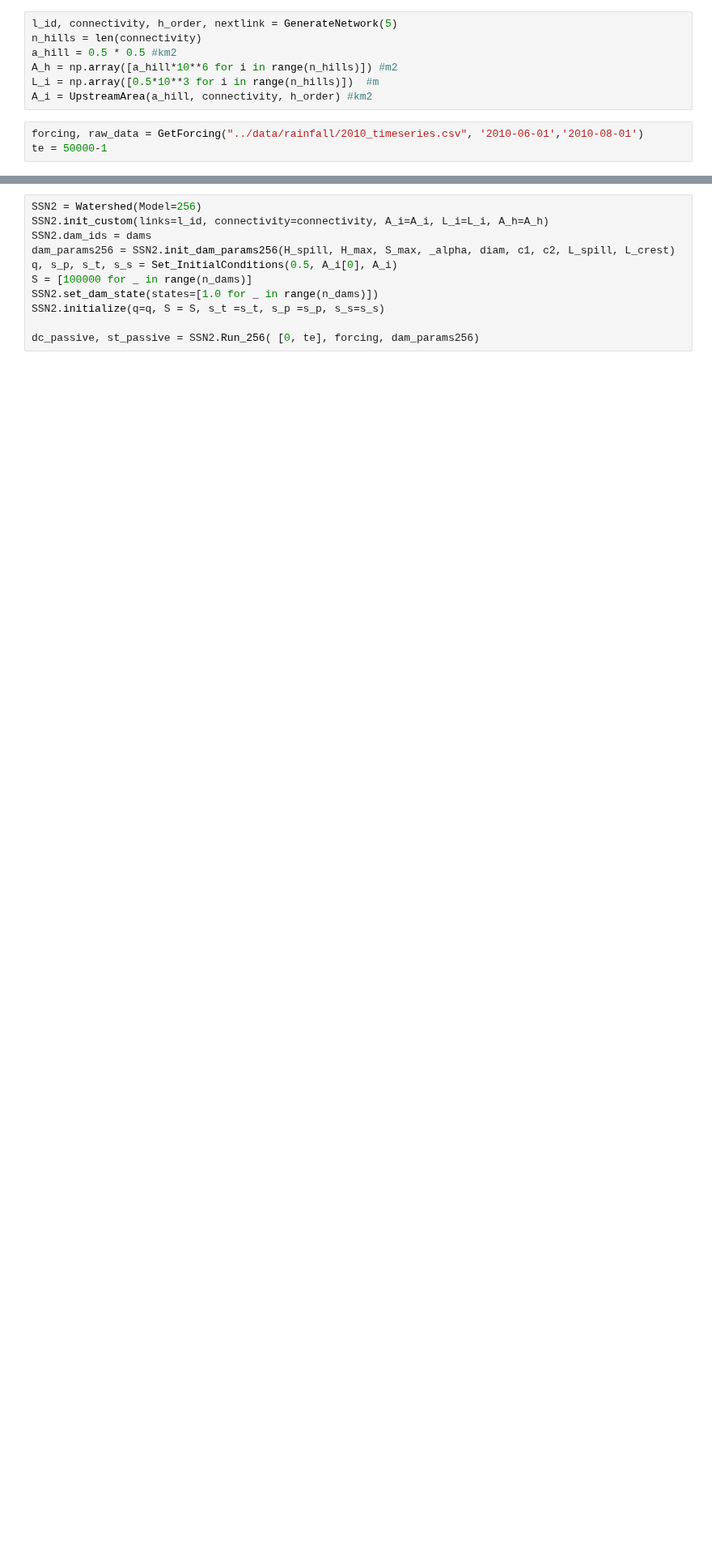
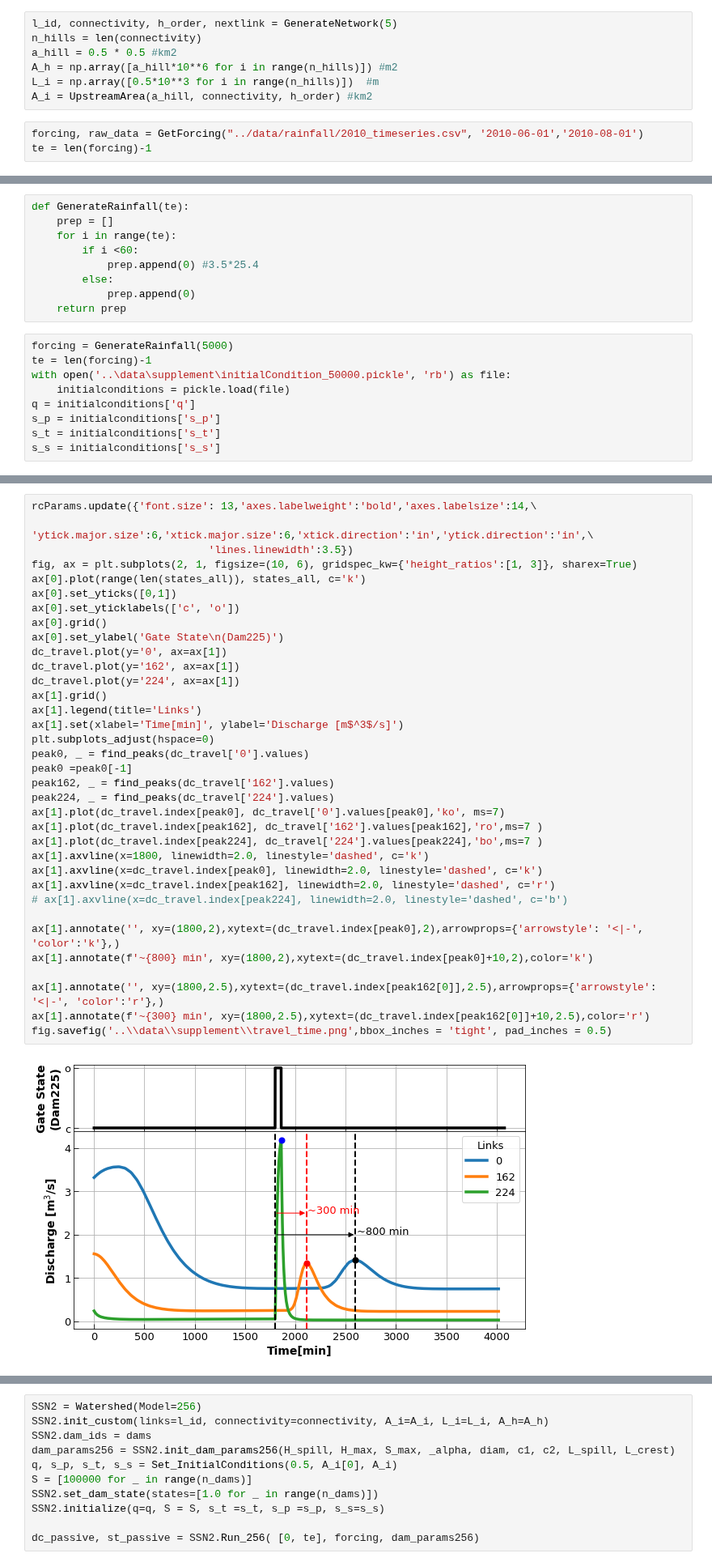
Before and after one commit to gurbuzf/DamStudy, a Jupyter notebook: dam_operation/simulations_test.ipynb, the cells around one changed output, grey strips where cells are left out. Shown at 81% size. Saved outputs shown, nothing was run; the diff lists cells and outputs as text; blank space fills up the shorter version.

```diff
--- a/dam_operation/simulations_test.ipynb
+++ b/dam_operation/simulations_test.ipynb
@@ -16,5 +19,5 @@ L_i = np.array([0.5*10**3 for i in range(n_hills)])  #m
 A_i = UpstreamArea(a_hill, connectivity, h_order) #km2
 # %%
 forcing, raw_data = GetForcing("../data/rainfall/2010_timeseries.csv", '2010-06-01','2010-08-01')
-te = 50000-1
+te = len(forcing)-1
 # %%
@@ -48,3 +52,21 @@ for dam in dams:
         S_max.append(300000)
         L_spill.append(4.0)
         L_crest.append(10.0)
+# %%
+def GenerateRainfall(te):
+    prep = []
+    for i in range(te):
+        if i <60:
+            prep.append(0) #3.5*25.4
+        else:
+            prep.append(0)
+    return prep
+# %%
+forcing = GenerateRainfall(5000)
+te = len(forcing)-1
+with open('..\data\supplement\initialCondition_50000.pickle', 'rb') as file:
+    initialconditions = pickle.load(file)
+q = initialconditions['q']
+s_p = initialconditions['s_p']
+s_t = initialconditions['s_t']
+s_s = initialconditions['s_s']
@@ -51,3 +106,40 @@ for dam in dams:
+# %%
+rcParams.update({'font.size': 13,'axes.labelweight':'bold','axes.labelsize':14,\
+                            'ytick.major.size':6,'xtick.major.size':6,'xtick.direction':'in','ytick.direction':'in',\
+                            'lines.linewidth':3.5})
+fig, ax = plt.subplots(2, 1, figsize=(10, 6), gridspec_kw={'height_ratios':[1, 3]}, sharex=True)
+ax[0].plot(range(len(states_all)), states_all, c='k')
+ax[0].set_yticks([0,1])
+ax[0].set_yticklabels(['c', 'o'])
+ax[0].grid()
+ax[0].set_ylabel('Gate State\n(Dam225)')
+dc_travel.plot(y='0', ax=ax[1])
+dc_travel.plot(y='162', ax=ax[1])
+dc_travel.plot(y='224', ax=ax[1])
+ax[1].grid()
+ax[1].legend(title='Links')
+ax[1].set(xlabel='Time[min]', ylabel='Discharge [m$^3$/s]')
+plt.subplots_adjust(hspace=0)
+peak0, _ = find_peaks(dc_travel['0'].values)
+peak0 =peak0[-1]
+peak162, _ = find_peaks(dc_travel['162'].values)
+peak224, _ = find_peaks(dc_travel['224'].values)
+ax[1].plot(dc_travel.index[peak0], dc_travel['0'].values[peak0],'ko', ms=7)
+ax[1].plot(dc_travel.index[peak162], dc_travel['162'].values[peak162],'ro',ms=7 )
+ax[1].plot(dc_travel.index[peak224], dc_travel['224'].values[peak224],'bo',ms=7 )
+ax[1].axvline(x=1800, linewidth=2.0, linestyle='dashed', c='k')
+ax[1].axvline(x=dc_travel.index[peak0], linewidth=2.0, linestyle='dashed', c='k')
+ax[1].axvline(x=dc_travel.index[peak162], linewidth=2.0, linestyle='dashed', c='r')
+# ax[1].axvline(x=dc_travel.index[peak224], linewidth=2.0, linestyle='dashed', c='b')
+
+ax[1].annotate('', xy=(1800,2),xytext=(dc_travel.index[peak0],2),arrowprops={'arrowstyle': '<|-', 'color':'k'},)
+ax[1].annotate(f'~{800} min', xy=(1800,2),xytext=(dc_travel.index[peak0]+10,2),color='k')
+
+ax[1].annotate('', xy=(1800,2.5),xytext=(dc_travel.index[peak162[0]],2.5),arrowprops={'arrowstyle': '<|-', 'color':'r'},)
+ax[1].annotate(f'~{300} min', xy=(1800,2.5),xytext=(dc_travel.index[peak162[0]]+10,2.5),color='r')
+fig.savefig('..\\data\\supplement\\travel_time.png',bbox_inches = 'tight', pad_inches = 0.5)
+# %% [output]
+[figure, added]
 # %%
 SSN1 = Watershed(Model=254)
 SSN1.init_custom(links=l_id, connectivity=connectivity, A_i=A_i, L_i=L_i, A_h=A_h)
```
Also changed, not shown: parts of 11 cells of this notebook, 23 other files.
